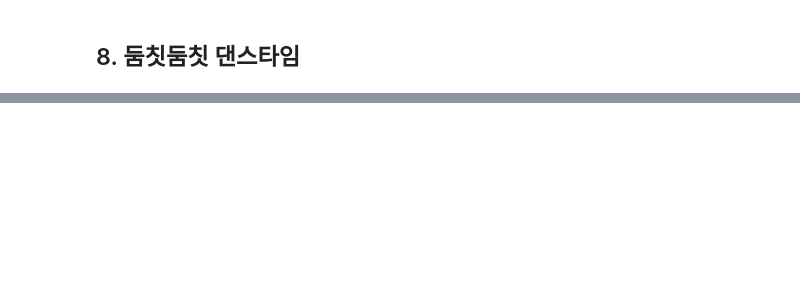
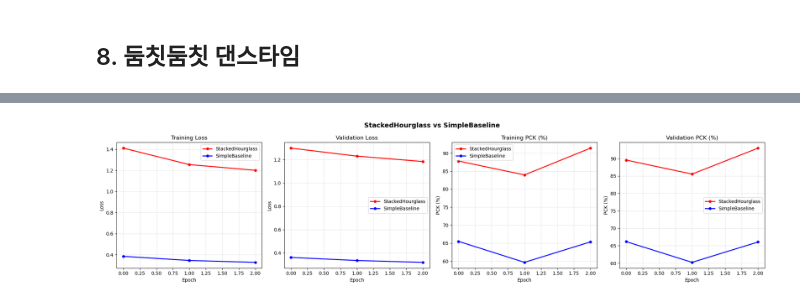
Before and after one commit to zhengyin3216/AIFFEL_quest_rs, a Jupyter notebook: GoingDeeper/GD04/GD04_pose_estimation.ipynb, the cells around one changed output, grey strips where cells are left out. Cells and saved outputs as stored; diff of their text form; code cells hidden in the pictures; blank space fills up the shorter version.

```diff
--- a/GoingDeeper/GD04/GD04_pose_estimation.ipynb
+++ b/GoingDeeper/GD04/GD04_pose_estimation.ipynb
@@ -1650,0 +2096,43 @@ STEP 3 : 두 모델의 비교
+# %%
+# 비교 시각화
+import json
+import matplotlib.pyplot as plt
+
+def load_history(filepath):
+    with open(filepath, 'r') as f:
+        return json.load(f)
+
+def compare_loss(hg_history_path, sb_history_path):
+    """
+    두 모델의 history JSON을 불러와 loss 곡선 비교.
+    재학습 없이 언제든 실행 가능.
+    """
+    hg = load_history(hg_history_path)
+    sb = load_history(sb_history_path)
+
+    fig, axes = plt.subplots(1, 4, figsize=(20, 5))
+    fig.suptitle('StackedHourglass vs SimpleBaseline', fontsize=14, fontweight='bold')
+
+    for ax, key, title in zip(
+        axes,
+        ['train_loss', 'val_loss', 'train_pck', 'val_pck'],  # ✅ pck 추가
+        ['Training Loss', 'Validation Loss', 'Training PCK (%)', 'Validation PCK (%)']  # ✅
+    ):
+        ax.plot(hg[key], 'r-o', linewidth=2, markersize=5, label='StackedHourglass')
+        ax.plot(sb[key], 'b-o', linewidth=2, markersize=5, label='SimpleBaseline')
+        ax.set_title(title)
+        ax.set_xlabel('Epoch')
+        ax.set_ylabel('Loss' if 'loss' in key else 'PCK (%)')  # ✅ y축 라벨 구분
+        ax.legend()
+        ax.grid(True, alpha=0.3)
+
+    plt.tight_layout()
+    plt.savefig(os.path.join(MODEL_PATH, 'loss_comparison.png'), dpi=150)
+    plt.show()
+
+# 실행
+HG_HISTORY  = os.path.join(MODEL_PATH, 'hourglass-2_history.json')
+SB_HISTORY  = os.path.join(MODEL_PATH, 'simplebaseline_history.json')
+compare_loss(HG_HISTORY, SB_HISTORY)
+# %% [output]
+[figure, added]
```
Also changed, not shown: parts of 51 cells of this notebook.
